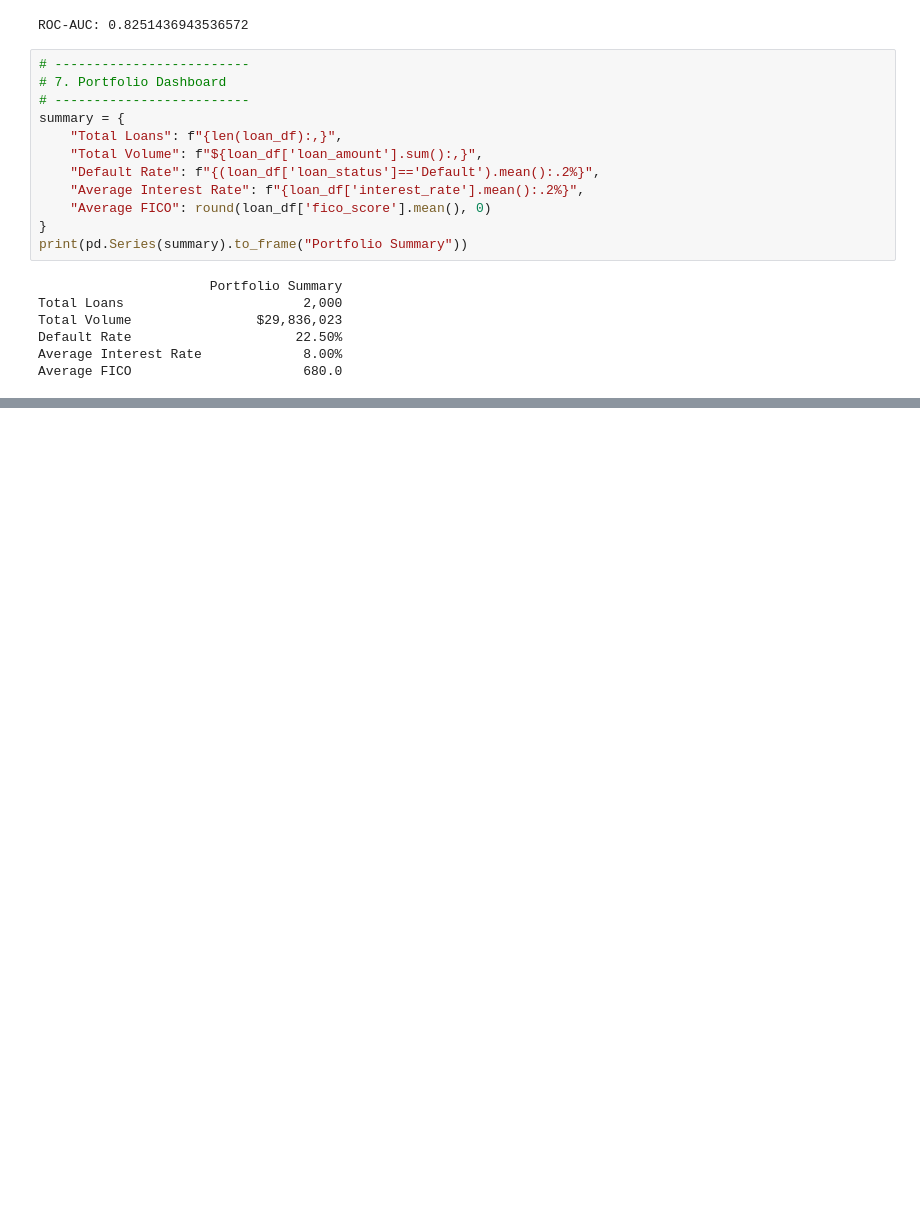
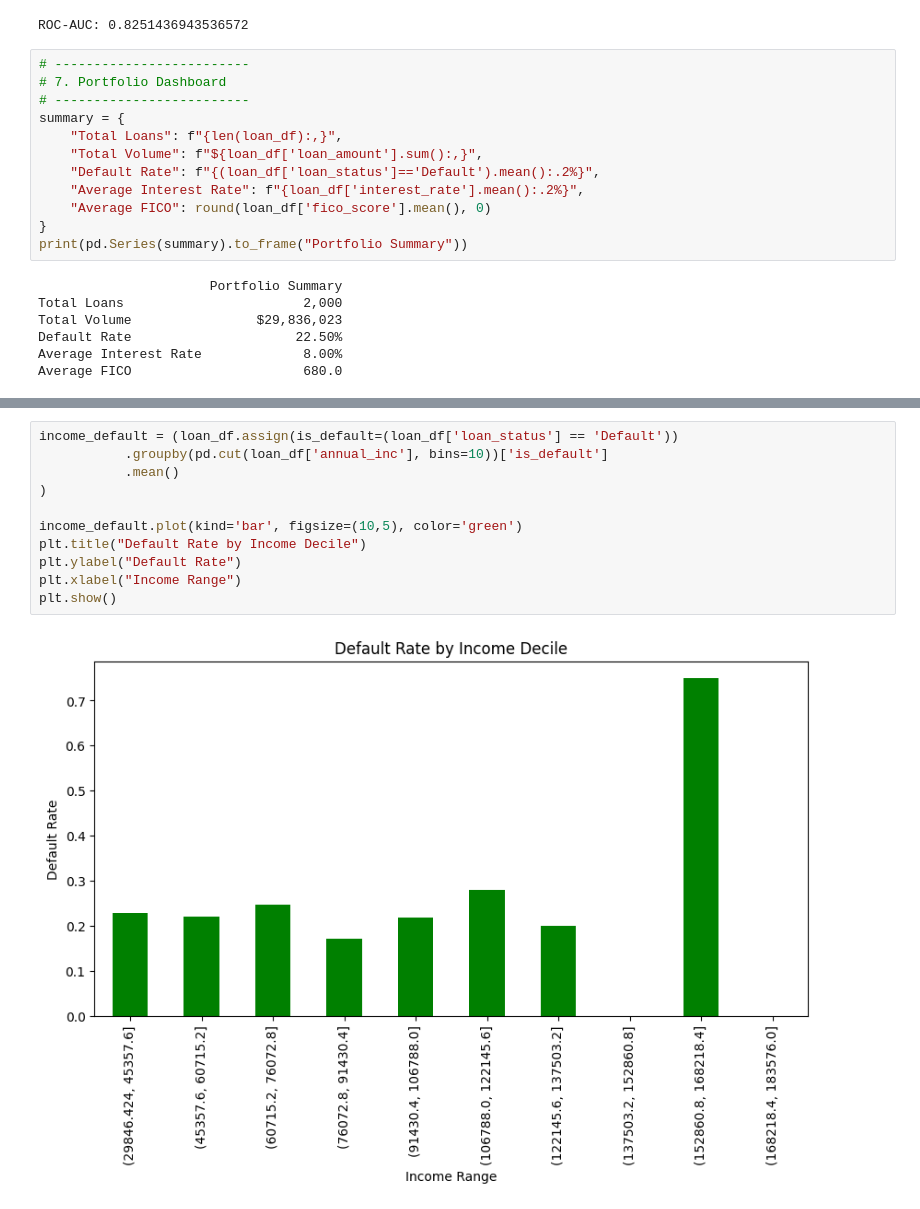
Before and after one commit to Lok-Tung/Just-for-fun, a Jupyter notebook: loan-portfolio-analysis/Loan_Portfolio_Analysis.ipynb, the cells around one changed output, grey strips where cells are left out. Cells and saved outputs as stored; diff of their text form; blank space fills up the shorter version.

```diff
--- a/loan-portfolio-analysis/Loan_Portfolio_Analysis.ipynb
+++ b/loan-portfolio-analysis/Loan_Portfolio_Analysis.ipynb
@@ -172,0 +200,13 @@ Average FICO                      680.0
+# %%
+income_default = (loan_df.assign(is_default=(loan_df['loan_status'] == 'Default'))
+           .groupby(pd.cut(loan_df['annual_inc'], bins=10))['is_default']
+           .mean()
+)
+
+income_default.plot(kind='bar', figsize=(10,5), color='green')
+plt.title("Default Rate by Income Decile")
+plt.ylabel("Default Rate")
+plt.xlabel("Income Range")
+plt.show()
+# %% [output]
+[figure, added]
```
Also changed, not shown: parts of 2 cells of this notebook.
